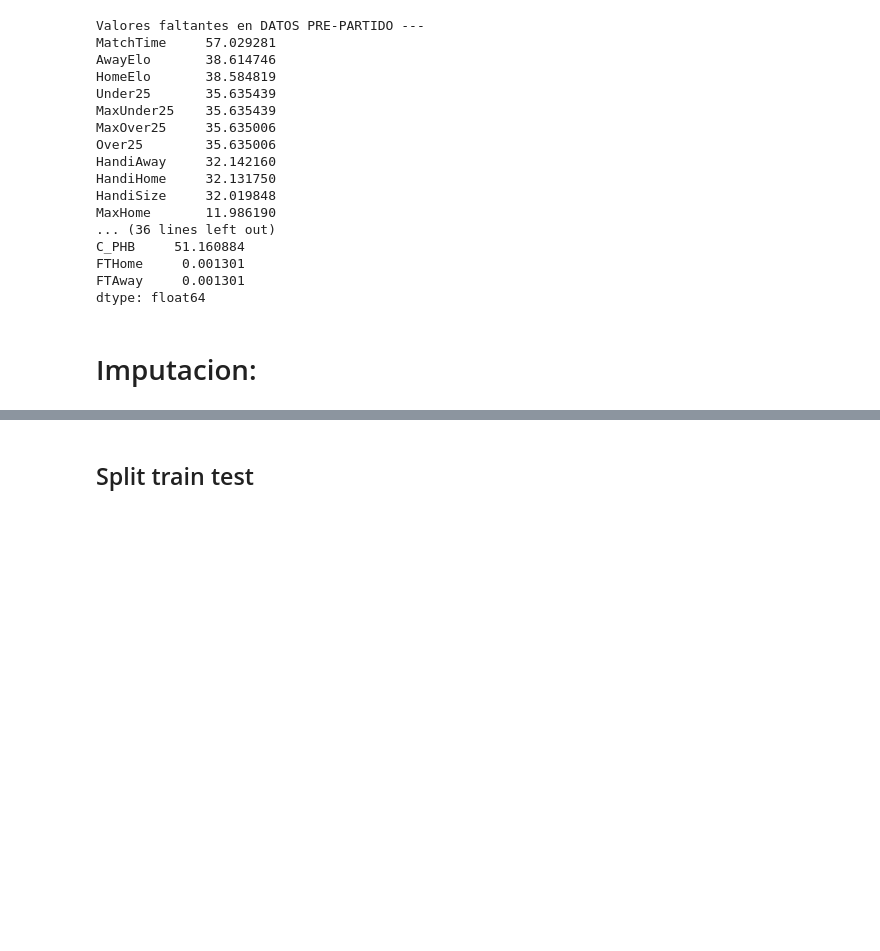
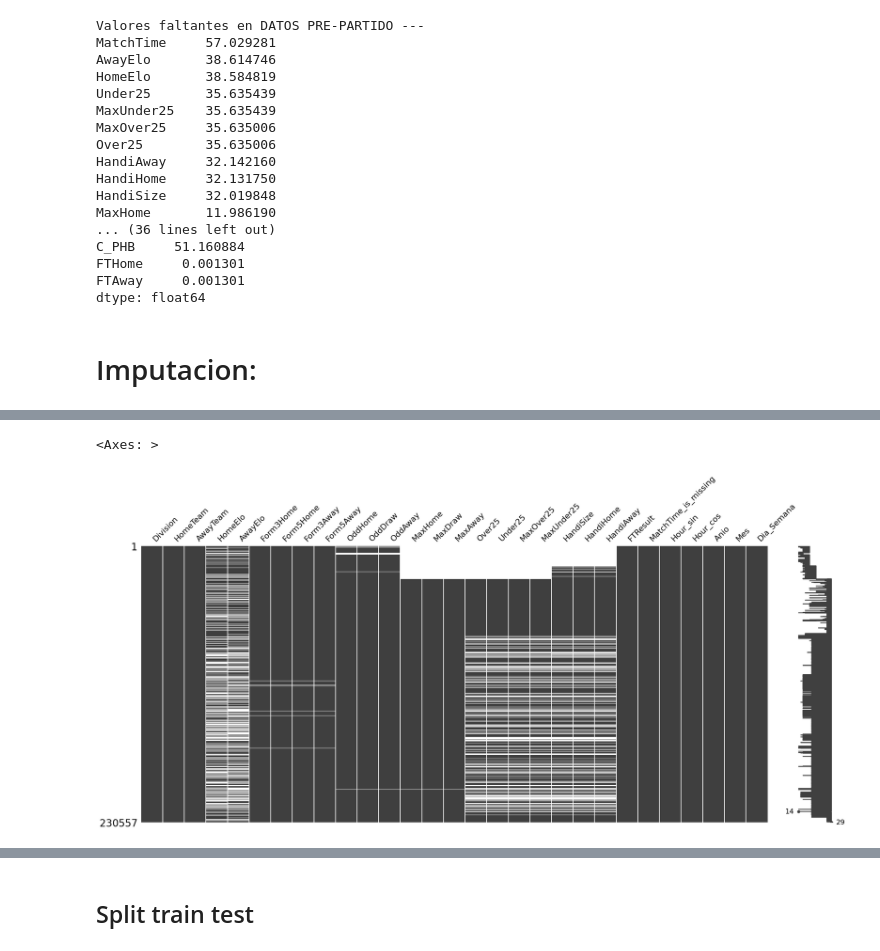
Before and after one commit to 4GeeksAcademy/Steven_Carlos_proyecto-final_, a Jupyter notebook: src/carlos.ipynb, the cells around one changed output, grey strips where cells are left out. Drawn from its saved outputs; the diff is of its cells as text; code cells hidden in the pictures; blank space fills up the shorter version.

```diff
--- a/src/carlos.ipynb
+++ b/src/carlos.ipynb
@@ -247,39 +339,0 @@ print("✅ Equipos y Divisiones convertidos a números.")
-# %%
-import numpy as np
-from sklearn.experimental import enable_iterative_imputer
-from sklearn.impute import IterativeImputer
-
-# 1. Hacemos una lista de las columnas que queremos rellenar con "inteligencia"
-columnas_importantes = [
-    'HomeElo', 'AwayElo',
-    'OddHome', 'OddDraw', 'OddAway',
-    'Form3Home', 'Form5Home', 'Form3Away', 'Form5Away'
-]
-
-# 2. Creamos el "rellenador inteligente"
-# Le pedimos que lo intente 10 veces para que sea lo más preciso posible
-rellenador_inteligente = IterativeImputer(max_iter=10, random_state=42)
-
-# 3. Le pedimos que aprenda de los datos y rellene los huecos
-# Usamos float32 para que el ordenador trabaje más rápido y no se trabe
-datos_pre[columnas_importantes] = rellenador_inteligente.fit_transform(datos_pre[columnas_importantes].astype(np.float32))
-
-print("✅ Elo y Cuotas principales rellenos con éxito.")
-
-# 1. Hacemos la lista de las otras columnas que faltan
-columnas_secundarias = [
-    'MaxHome', 'MaxDraw', 'MaxAway',
-    'Over25', 'Under25',
-    'HandiSize', 'HandiHome', 'HandiAway'
-]
-
-# 2. Vamos columna por columna rellenando
-for columna in columnas_secundarias:
-    # Primero comprobamos si esa columna existe en nuestros datos
-    if columna in datos_pre.columns:
-        # Calculamos el valor de en medio (mediana)
-        valor_central = datos_pre[columna].median()
-        # Rellenamos los huecos vacíos con ese valor
-        datos_pre[columna] = datos_pre[columna].fillna(valor_central)
-
-print("✅ El resto de columnas se han rellenado con la mediana.")
@@ -289,3 +433,8 @@ print("✅ El resto de columnas se han rellenado con la mediana.")
+# %%
+msno.matrix(datos_pre)
+# %% [output]
+<Axes: >
+[figure, added]
 # %%
 # Celda 4: Verificación Final
 print("Resumen de valores faltantes en datos_pre:")
```
Also changed, not shown: parts of 33 cells of this notebook.
